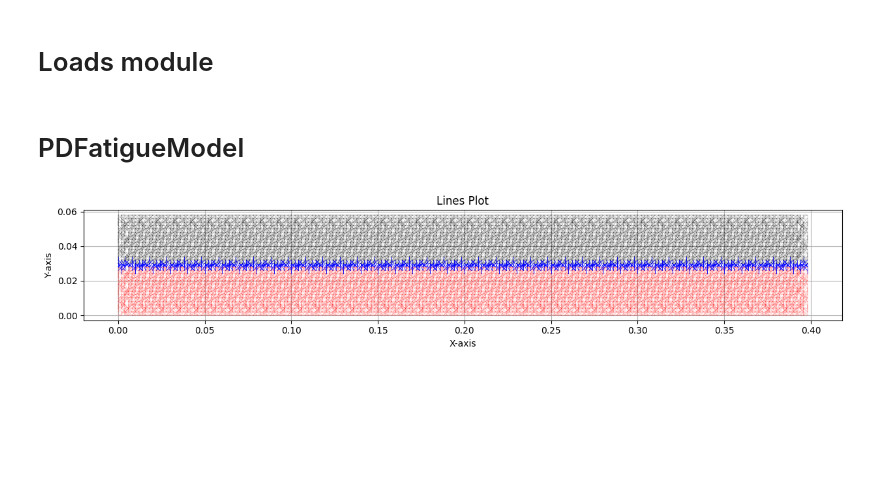
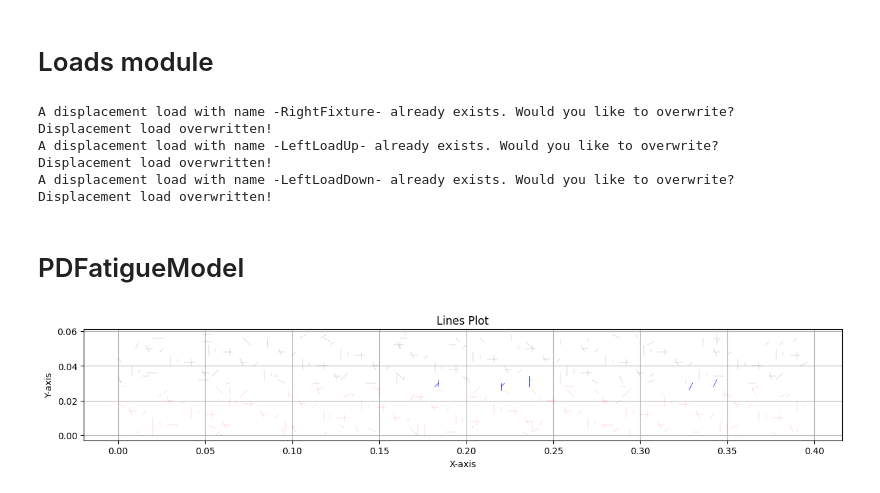
Before and after one commit to fjerenec/Verse2, a Jupyter notebook: main/DCB-test.ipynb, the cells around one changed output. Saved outputs shown, nothing was run; the diff lists cells and outputs as text; code cells hidden in the pictures; blank space fills up the shorter version.

```diff
--- a/main/DCB-test.ipynb
+++ b/main/DCB-test.ipynb
@@ -199,8 +219,15 @@ ax.set_aspect(1)
 # %%
 #Not needed since i want to apply a uniform displacement field
 model0.Loads.create_disp_load(nodeSet = rightFixSet, dispX = 0.0, dispY= 0.0, name="RightFixture")
-model0.Loads.create_disp_load(nodeSet = LeftUpLoadSet,dispY = 0.02, name="LeftLoadUp")
-# model0.Loads.create_disp_load(nodeSet = LeftDownLoadSet,dispY = -0.02, name="LeftLoadDown")
+model0.Loads.create_disp_load(nodeSet = LeftUpLoadSet,dispY = 0.03, name="LeftLoadUp")
+model0.Loads.create_disp_load(nodeSet = LeftDownLoadSet,dispY = -0.03, name="LeftLoadDown")
+# %% [output]
+A displacement load with name -RightFixture- already exists. Would you like to overwrite?
+Displacement load overwritten!
+A displacement load with name -LeftLoadUp- already exists. Would you like to overwrite?
+Displacement load overwritten!
+A displacement load with name -LeftLoadDown- already exists. Would you like to overwrite?
+Displacement load overwritten!
 # %% [markdown]
 # PDFatigueModel
 # %%
@@ -222,35 +249,35 @@ import matplotlib
 fig, ax = plt.subplots(figsize=(15, 8))
 # Loop through each line and plot it
 for line in range(lines.shape[0]):
-    if line%5 == 0:
+    if line%500 == 0:
         if fatigueModelData.bondMaterialIDarray[line] == 0:
             color = "g"
             linewidth = 0.1
         elif fatigueModelData.bondMaterialIDarray[line] == 1:
             color = "r"
             linewidth = 0.1
         elif fatigueModelData.bondMaterialIDarray[line] == 2:
             color = "k"
             linewidth = 0.1
         else:
             color = "b"
             linewidth = 0.5
     # Extract x and y coordinates for the line
         x_values = [lines[line,0],lines[line,2]]
         y_values = [lines[line,1],lines[line,3]]
 
     # Plot the line
         ax.plot(x_values, y_values,linewidth = linewidth, c=color)
 
 ax.set_aspect(1)
 # Set plot title and labels
 plt.title('Lines Plot')
 plt.xlabel('X-axis')
 plt.ylabel('Y-axis')
 plt.gca().set_aspect(1)
 # Display the plot
 plt.grid(True)
 # %% [output]
-[figure, old version]
+[figure, new version]
 # %%
 solver = PDFatigueSolver(numModel=model0)
```
Also changed, not shown: parts of 11 cells of this notebook, 4 other files.
